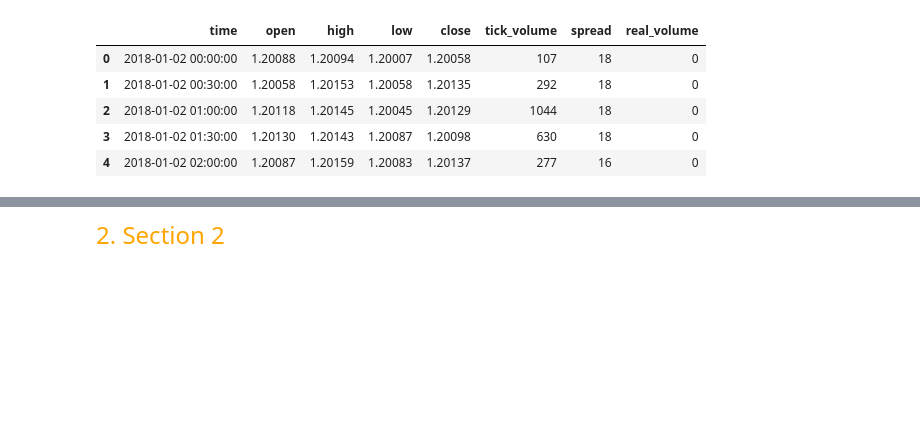
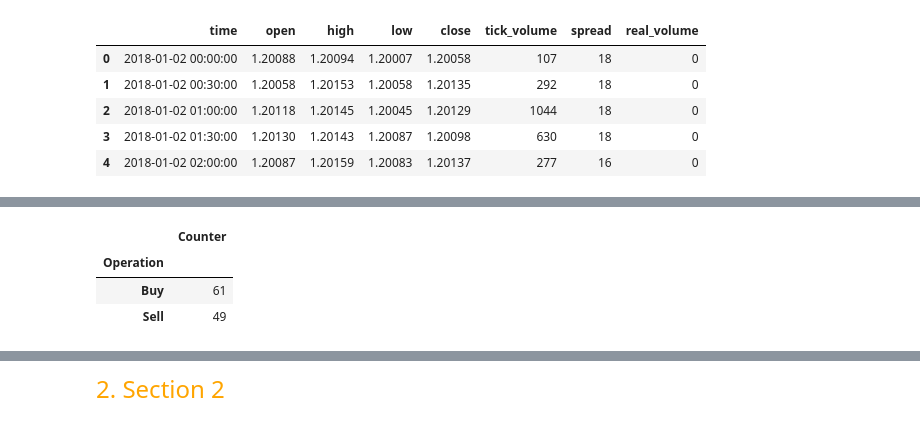
Before and after one commit to EstebanMqz/Initial_Jobless_Claims_Reports_on_EURUSD, a Jupyter notebook: notebook.ipynb, the cells around one changed output, grey strips where cells are left out. Cells and saved outputs as stored; diff of their text form; code cells hidden in the pictures; blank space fills up the shorter version.

```diff
--- a/notebook.ipynb
+++ b/notebook.ipynb
@@ -306,0 +310,7 @@ vs.OHCLV_csticks(EURUSD_D, 'EURUSD Daily Candles', 'Volume', 30)[0]
+# %%
+vs.indicator_scenarios(indicator, 'Case Scenarios')
+# %% [output]
+|  | Counter |
+| Operation |  |
+| Buy | 61 |
+| Sell | 49 |
```
Also changed, not shown: parts of 10 cells of this notebook, 2 other files.
